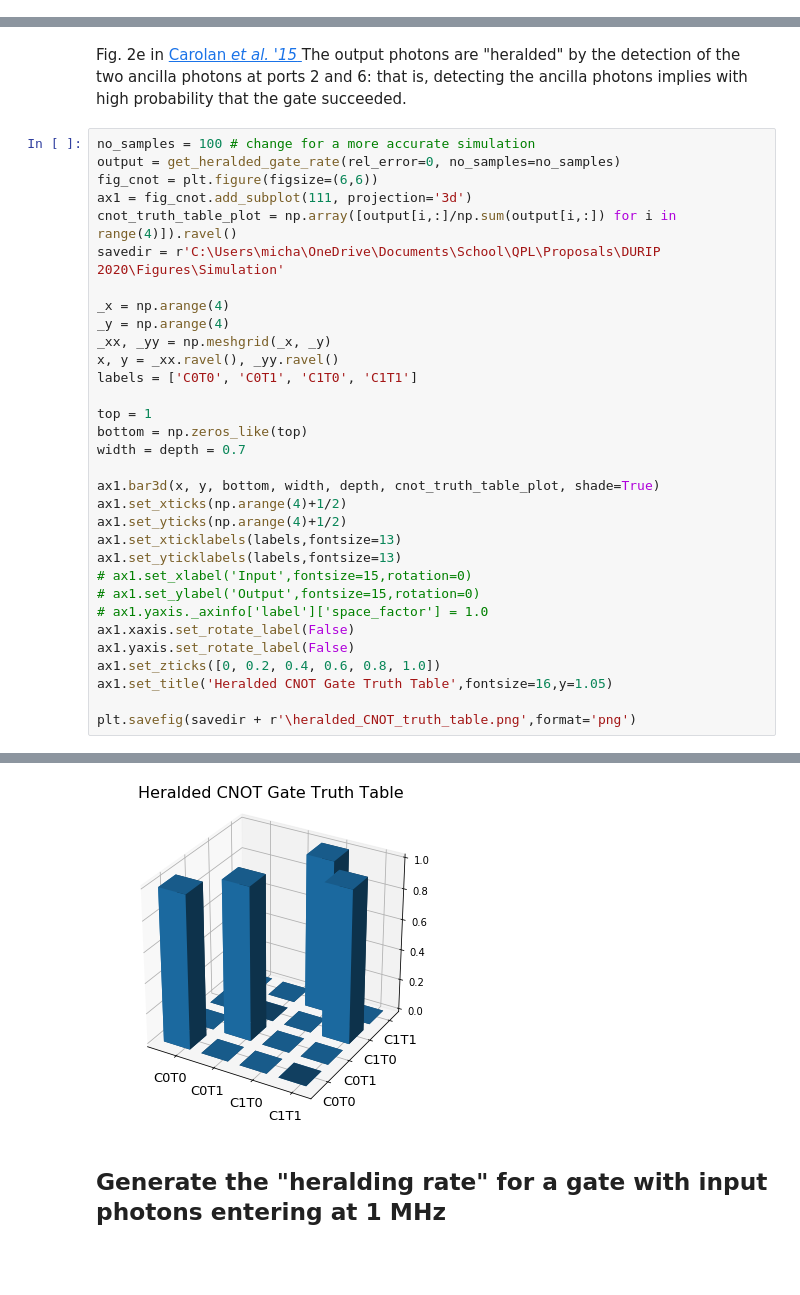
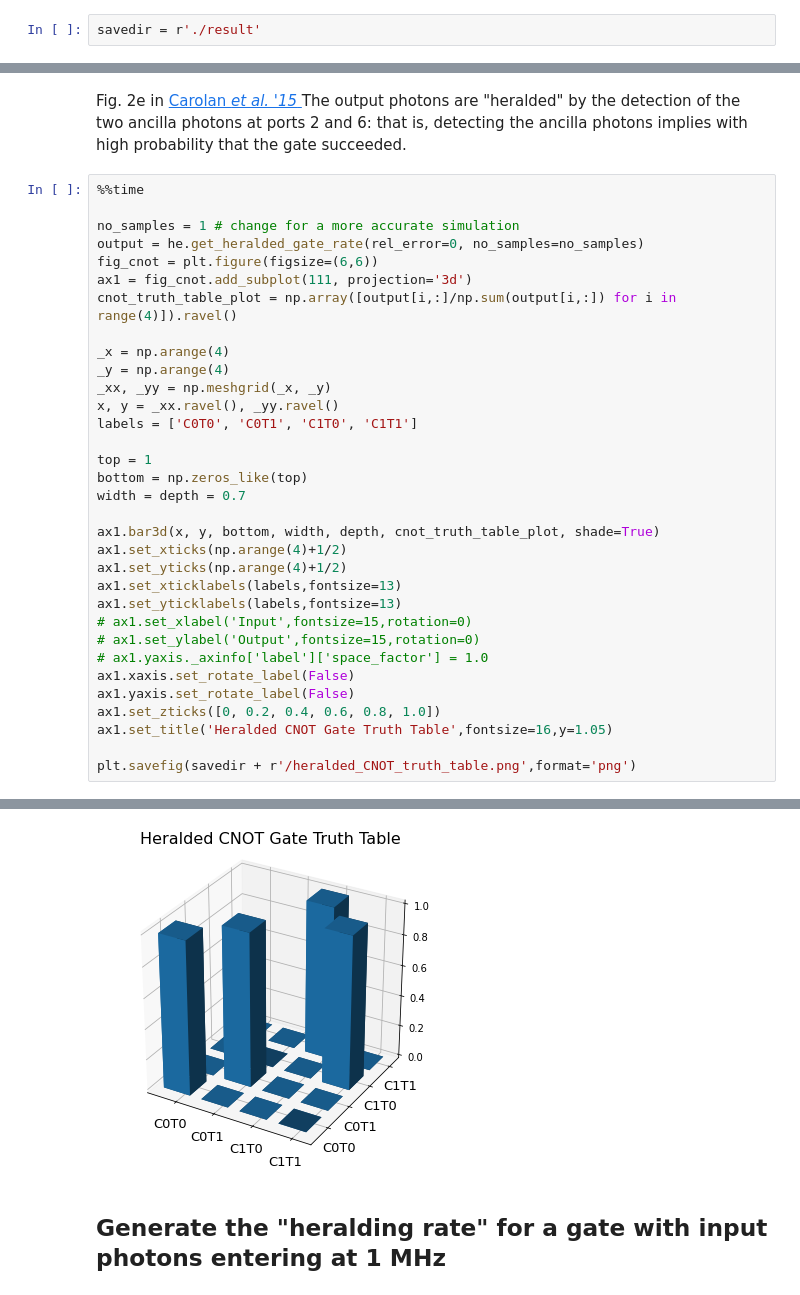
Before and after one commit to royess/durip-2020, a Jupyter notebook: CNOT_Gate.ipynb, the cells around one changed output, grey strips where cells are left out. Drawn from its saved outputs; the diff is of its cells as text; blank space fills up the shorter version.

```diff
--- a/CNOT_Gate.ipynb
+++ b/CNOT_Gate.ipynb
@@ -19,15 +12,18 @@ savedir = r'C:\Users\micha\OneDrive\Documents\School\QPL\Proposals\DURIP 2020\Fi
+# %%
+savedir = r'./result'
 # %% [markdown]
 ## Make the "truth table" for a photonic CNOT gate
 # %% [markdown]
 Fig. 2e in [Carolan _et al. '15_ ](https://arxiv.org/abs/1505.01182)
 The output photons are "heralded" by the detection of the two ancilla photons at ports 2 and 6: that is, detecting the ancilla photons implies with high probability that the gate succeeded.
 # %%
-no_samples = 100 # change for a more accurate simulation
-output = get_heralded_gate_rate(rel_error=0, no_samples=no_samples)
+%%time
+
+no_samples = 1 # change for a more accurate simulation
+output = he.get_heralded_gate_rate(rel_error=0, no_samples=no_samples)
 fig_cnot = plt.figure(figsize=(6,6))
 ax1 = fig_cnot.add_subplot(111, projection='3d')
 cnot_truth_table_plot = np.array([output[i,:]/np.sum(output[i,:]) for i in range(4)]).ravel()
-savedir = r'C:\Users\micha\OneDrive\Documents\School\QPL\Proposals\DURIP 2020\Figures\Simulation'
 
 _x = np.arange(4)
 _y = np.arange(4)
@@ -52,5 +48,5 @@ ax1.yaxis.set_rotate_label(False)
 ax1.set_zticks([0, 0.2, 0.4, 0.6, 0.8, 1.0])
 ax1.set_title('Heralded CNOT Gate Truth Table',fontsize=16,y=1.05)
 
-plt.savefig(savedir + r'\heralded_CNOT_truth_table.png',format='png')
+plt.savefig(savedir + r'/heralded_CNOT_truth_table.png',format='png')
 # %% [output]
@@ -57,4 +55,4 @@ plt.savefig(savedir + r'\heralded_CNOT_truth_table.png',format='png')
-[figure, old version]
+[figure, new version]
 # %% [markdown]
 ## Generate the "heralding rate" for a gate with input photons entering at 1 MHz
 # %%
```
Also changed, not shown: parts of 5 cells of this notebook, 2 other files.
